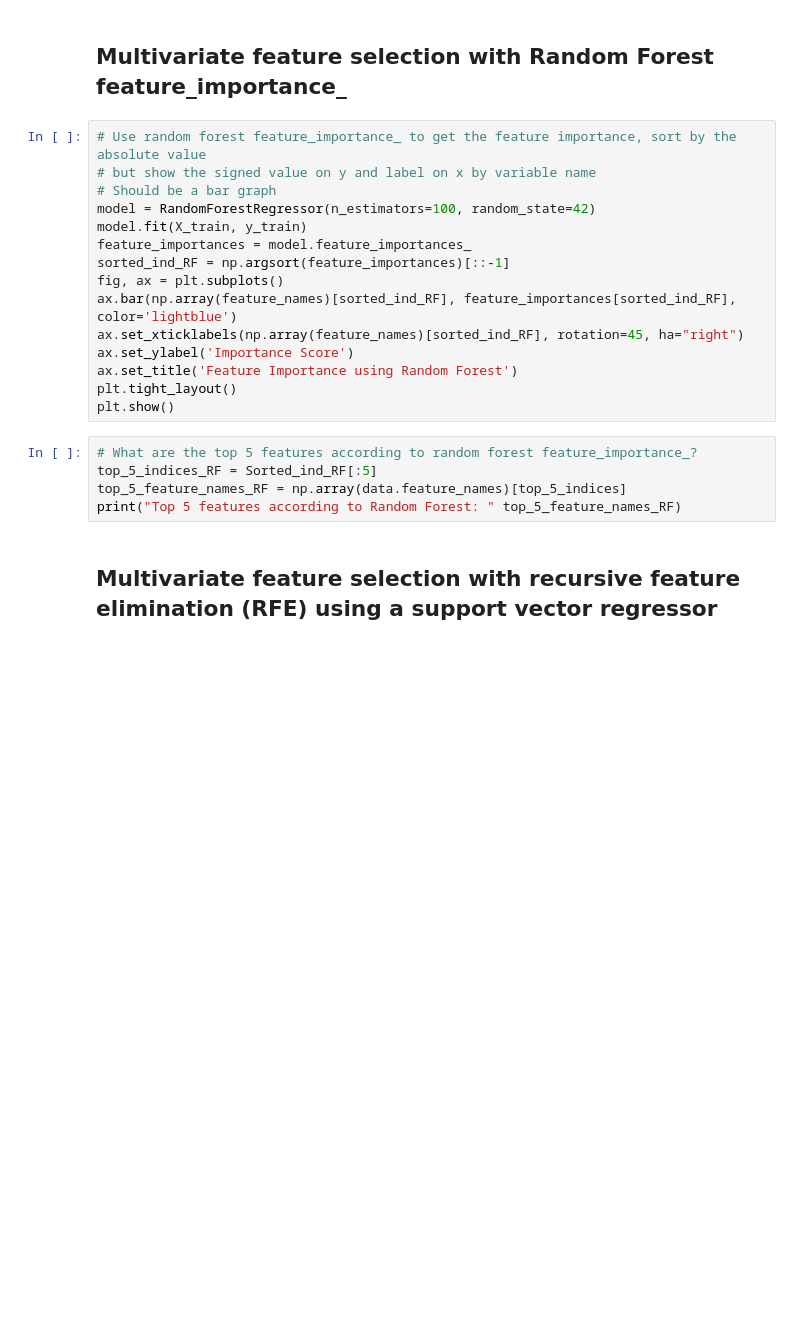
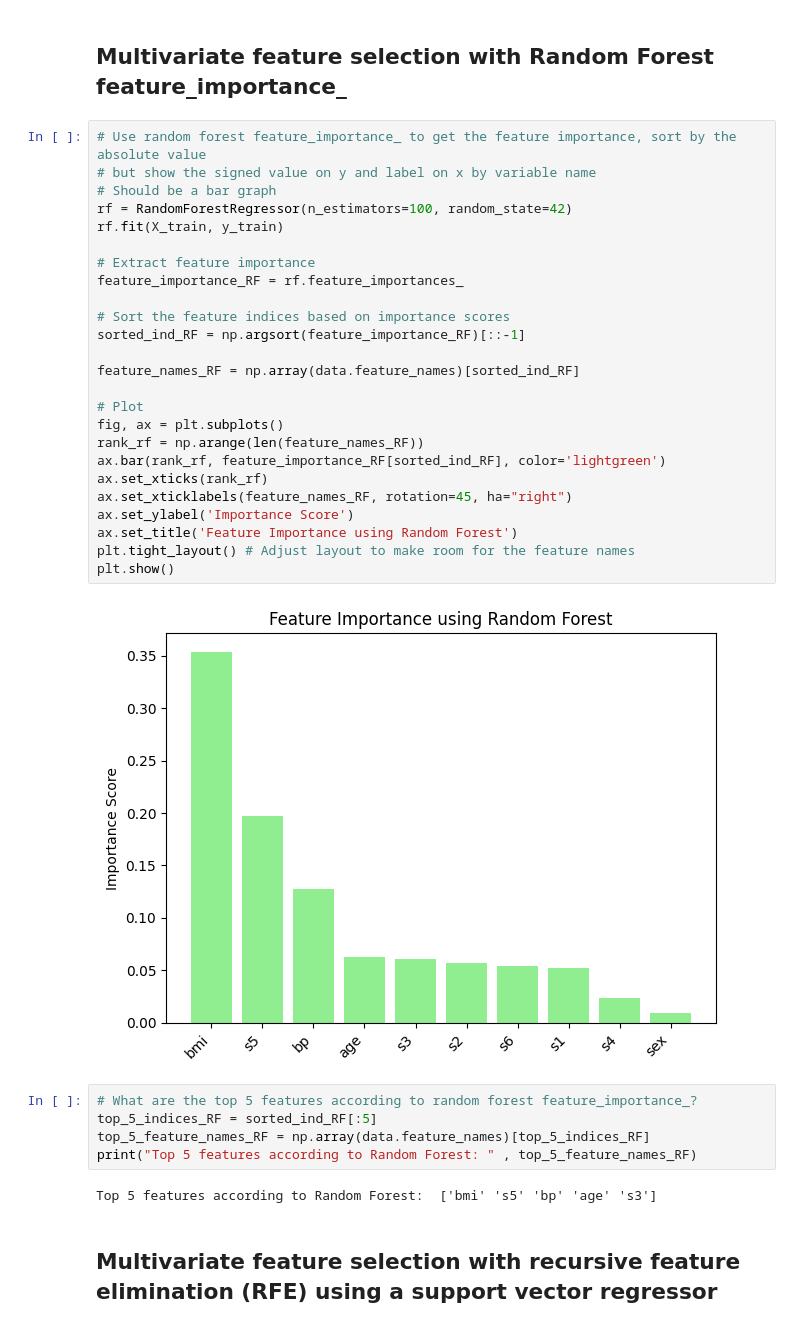
Before and after one commit to DataScienceAndEngineering/hw4-problem-3-feature-selection-Sajida28, a Jupyter notebook: dsei2100s24hw4p3-feature-selection.ipynb, the cells around one changed output. Cells and saved outputs as stored; diff of their text form; blank space fills up the shorter version.

```diff
--- a/dsei2100s24hw4p3-feature-selection.ipynb
+++ b/dsei2100s24hw4p3-feature-selection.ipynb
@@ -156,23 +171,37 @@ print("Top 5 features according to Mutual Info Regression: " top_5_feature_names
 # %%
 # Use random forest feature_importance_ to get the feature importance, sort by the absolute value
 # but show the signed value on y and label on x by variable name
 # Should be a bar graph
-model = RandomForestRegressor(n_estimators=100, random_state=42)
-model.fit(X_train, y_train)
-feature_importances = model.feature_importances_
-sorted_ind_RF = np.argsort(feature_importances)[::-1]
+rf = RandomForestRegressor(n_estimators=100, random_state=42)
+rf.fit(X_train, y_train)
+
+# Extract feature importance
+feature_importance_RF = rf.feature_importances_
+
+# Sort the feature indices based on importance scores
+sorted_ind_RF = np.argsort(feature_importance_RF)[::-1]
+
+feature_names_RF = np.array(data.feature_names)[sorted_ind_RF]
+
+# Plot
 fig, ax = plt.subplots()
-ax.bar(np.array(feature_names)[sorted_ind_RF], feature_importances[sorted_ind_RF], color='lightblue')
-ax.set_xticklabels(np.array(feature_names)[sorted_ind_RF], rotation=45, ha="right")
+rank_rf = np.arange(len(feature_names_RF))
+ax.bar(rank_rf, feature_importance_RF[sorted_ind_RF], color='lightgreen')
+ax.set_xticks(rank_rf)
+ax.set_xticklabels(feature_names_RF, rotation=45, ha="right")
 ax.set_ylabel('Importance Score')
 ax.set_title('Feature Importance using Random Forest')
-plt.tight_layout()
+plt.tight_layout() # Adjust layout to make room for the feature names
 plt.show()
+# %% [output]
+[figure, added]
 # %%
 # What are the top 5 features according to random forest feature_importance_?
-top_5_indices_RF = Sorted_ind_RF[:5]
-top_5_feature_names_RF = np.array(data.feature_names)[top_5_indices]
-print("Top 5 features according to Random Forest: " top_5_feature_names_RF)
+top_5_indices_RF = sorted_ind_RF[:5]
+top_5_feature_names_RF = np.array(data.feature_names)[top_5_indices_RF]
+print("Top 5 features according to Random Forest: " , top_5_feature_names_RF)
+# %% [output]
+Top 5 features according to Random Forest:  ['bmi' 's5' 'bp' 'age' 's3']
 # %% [markdown]
 ## Multivariate feature selection with recursive feature elimination (RFE) using a support vector regressor
 # %%
```
Also changed, not shown: parts of 8 cells of this notebook.
